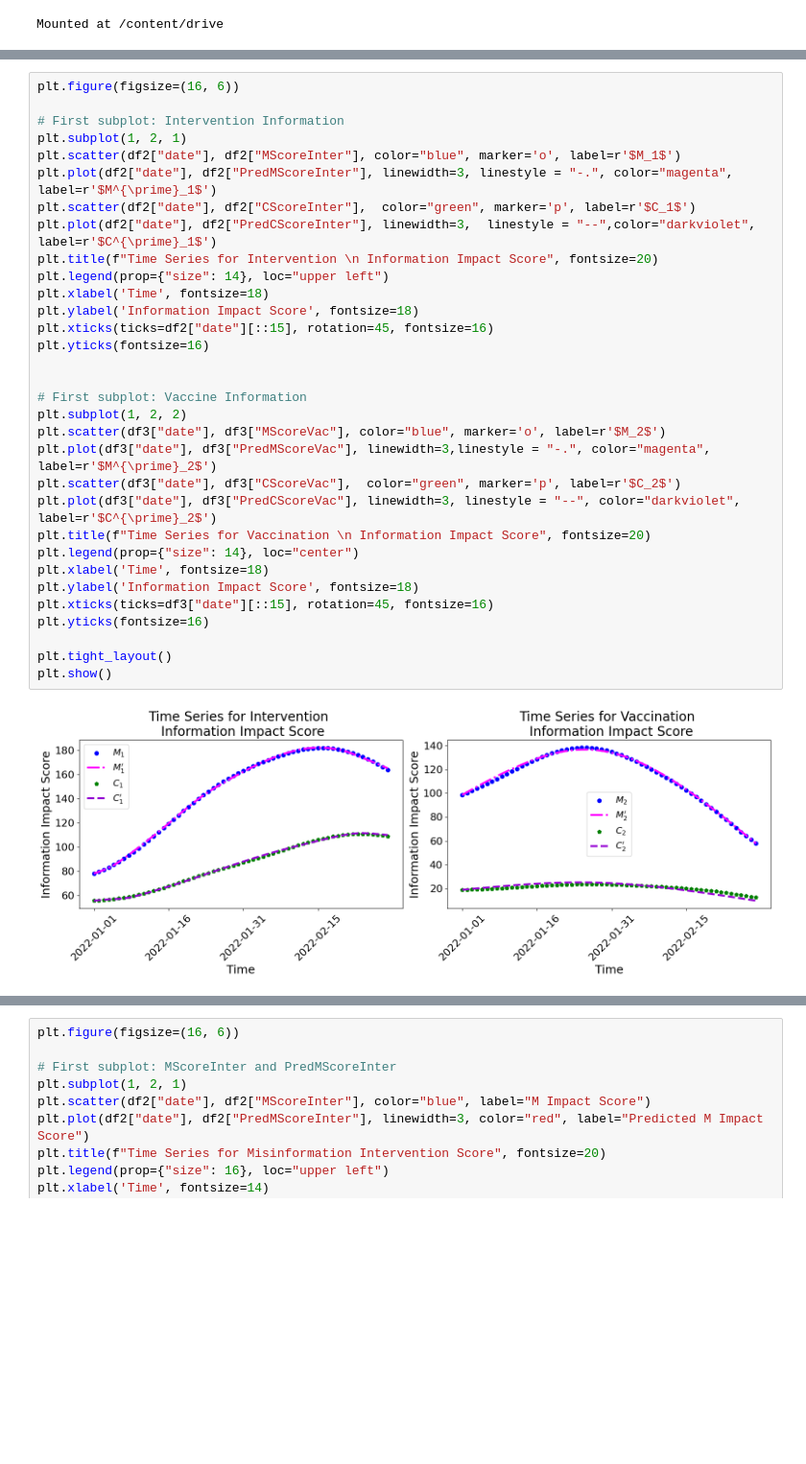
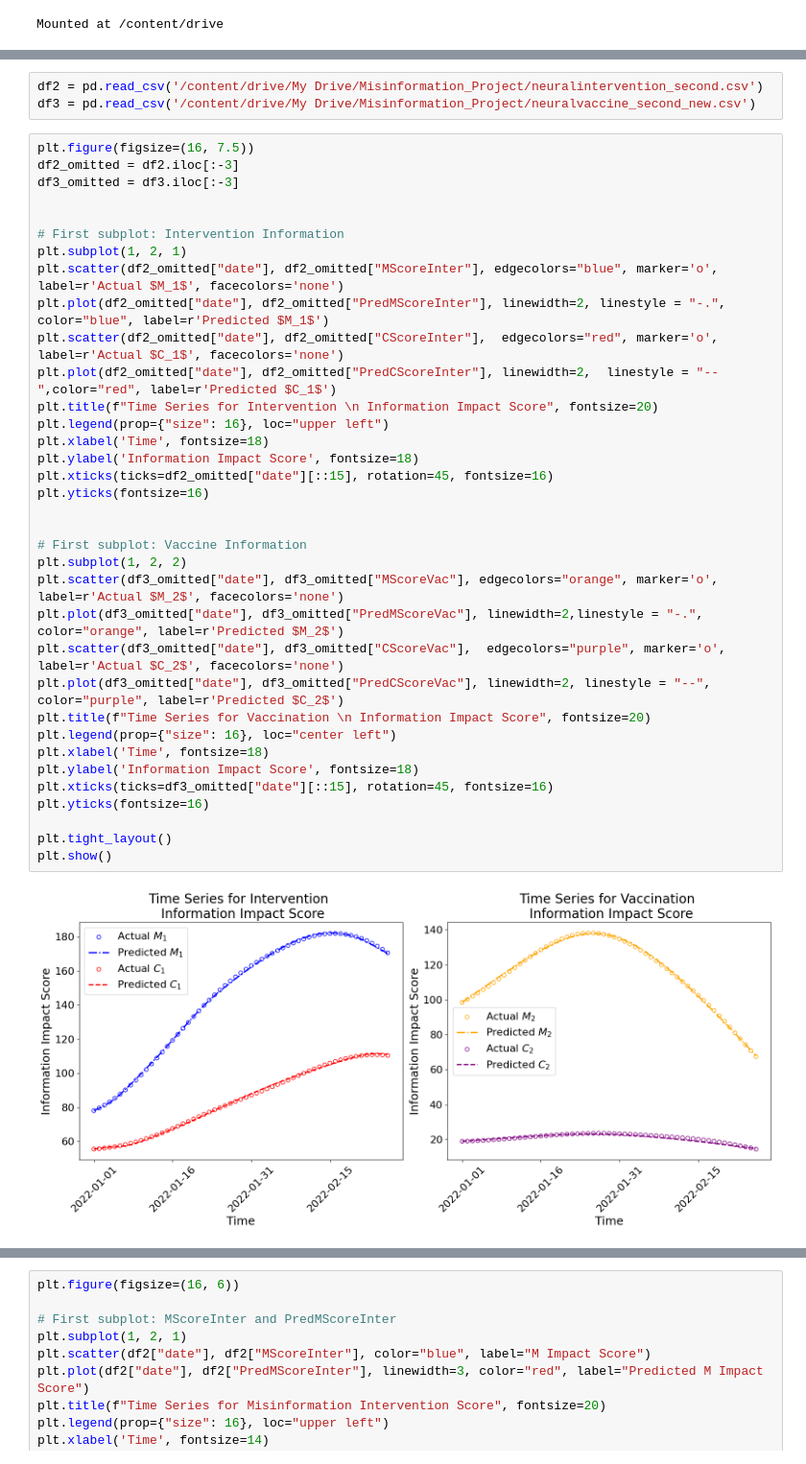
Before and after one commit to Nancy-Shi/Misinformation_DNN_Model, a Jupyter notebook: Plot_Beta_and_Nu_Series_Second_Wave.ipynb, the cells around one changed output, grey strips where cells are left out. Shown at 96% size. Cells and saved outputs as stored; diff of their text form; blank space fills up the shorter version.

```diff
--- a/Plot_Beta_and_Nu_Series_Second_Wave.ipynb
+++ b/Plot_Beta_and_Nu_Series_Second_Wave.ipynb
@@ -42,37 +45,43 @@ plt.show()
+# %%
+df2 = pd.read_csv('/content/drive/My Drive/Misinformation_Project/neuralintervention_second.csv')
+df3 = pd.read_csv('/content/drive/My Drive/Misinformation_Project/neuralvaccine_second_new.csv')
 # %%
-plt.figure(figsize=(16, 6))
+plt.figure(figsize=(16, 7.5))
+df2_omitted = df2.iloc[:-3]
+df3_omitted = df3.iloc[:-3]
+
 
 # First subplot: Intervention Information
 plt.subplot(1, 2, 1)
-plt.scatter(df2["date"], df2["MScoreInter"], color="blue", marker='o', label=r'$M_1$')
-plt.plot(df2["date"], df2["PredMScoreInter"], linewidth=3, linestyle = "-.", color="magenta", label=r'$M^{\prime}_1$')
-plt.scatter(df2["date"], df2["CScoreInter"],  color="green", marker='p', label=r'$C_1$')
-plt.plot(df2["date"], df2["PredCScoreInter"], linewidth=3,  linestyle = "--",color="darkviolet", label=r'$C^{\prime}_1$')
+plt.scatter(df2_omitted["date"], df2_omitted["MScoreInter"], edgecolors="blue", marker='o', label=r'Actual $M_1$', facecolors='none')
+plt.plot(df2_omitted["date"], df2_omitted["PredMScoreInter"], linewidth=2, linestyle = "-.", color="blue", label=r'Predicted $M_1$')
+plt.scatter(df2_omitted["date"], df2_omitted["CScoreInter"],  edgecolors="red", marker='o', label=r'Actual $C_1$', facecolors='none')
+plt.plot(df2_omitted["date"], df2_omitted["PredCScoreInter"], linewidth=2,  linestyle = "--",color="red", label=r'Predicted $C_1$')
 plt.title(f"Time Series for Intervention \n Information Impact Score", fontsize=20)
-plt.legend(prop={"size": 14}, loc="upper left")
+plt.legend(prop={"size": 16}, loc="upper left")
 plt.xlabel('Time', fontsize=18)
 plt.ylabel('Information Impact Score', fontsize=18)
-plt.xticks(ticks=df2["date"][::15], rotation=45, fontsize=16)
+plt.xticks(ticks=df2_omitted["date"][::15], rotation=45, fontsize=16)
 plt.yticks(fontsize=16)
 
 
 # First subplot: Vaccine Information
 plt.subplot(1, 2, 2)
-plt.scatter(df3["date"], df3["MScoreVac"], color="blue", marker='o', label=r'$M_2$')
-plt.plot(df3["date"], df3["PredMScoreVac"], linewidth=3,linestyle = "-.", color="magenta", label=r'$M^{\prime}_2$')
-plt.scatter(df3["date"], df3["CScoreVac"],  color="green", marker='p', label=r'$C_2$')
-plt.plot(df3["date"], df3["PredCScoreVac"], linewidth=3, linestyle = "--", color="darkviolet", label=r'$C^{\prime}_2$')
+plt.scatter(df3_omitted["date"], df3_omitted["MScoreVac"], edgecolors="orange", marker='o', label=r'Actual $M_2$', facecolors='none')
+plt.plot(df3_omitted["date"], df3_omitted["PredMScoreVac"], linewidth=2,linestyle = "-.", color="orange", label=r'Predicted $M_2$')
+plt.scatter(df3_omitted["date"], df3_omitted["CScoreVac"],  edgecolors="purple", marker='o', label=r'Actual $C_2$', facecolors='none')
+plt.plot(df3_omitted["date"], df3_omitted["PredCScoreVac"], linewidth=2, linestyle = "--", color="purple", label=r'Predicted $C_2$')
 plt.title(f"Time Series for Vaccination \n Information Impact Score", fontsize=20)
-plt.legend(prop={"size": 14}, loc="center")
+plt.legend(prop={"size": 16}, loc="center left")
 plt.xlabel('Time', fontsize=18)
 plt.ylabel('Information Impact Score', fontsize=18)
-plt.xticks(ticks=df3["date"][::15], rotation=45, fontsize=16)
+plt.xticks(ticks=df3_omitted["date"][::15], rotation=45, fontsize=16)
 plt.yticks(fontsize=16)
 
 plt.tight_layout()
 plt.show()
 # %% [output]
-[figure, old version]
+[figure, new version]
 # %%
 plt.figure(figsize=(16, 6))
 
```
Also changed, not shown: parts of 4 cells of this notebook.
